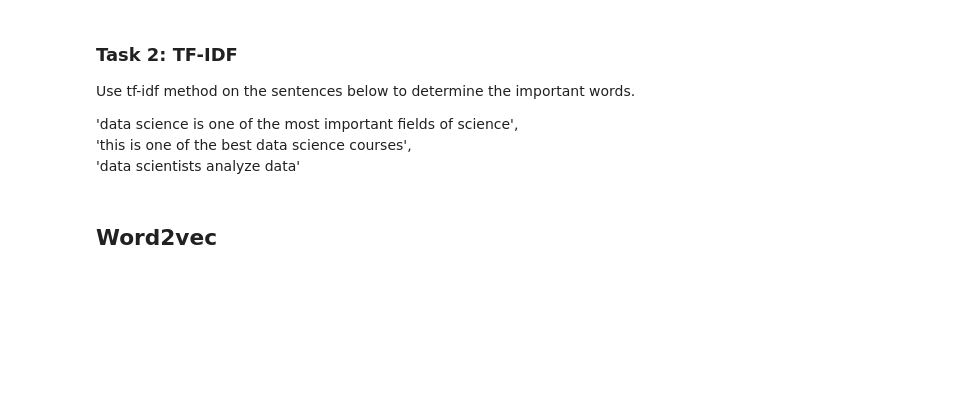
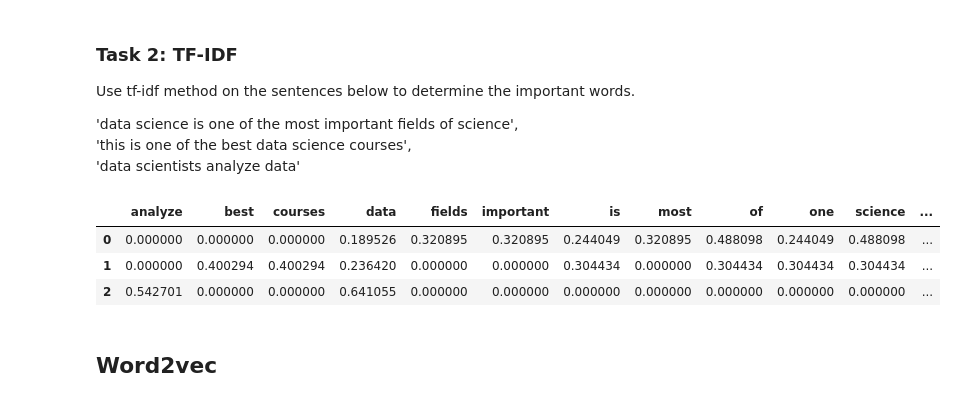
Before and after one commit to ManarAlmusalam-uni/NLP-Lab5, a Jupyter notebook: Lab5_Text_Representation_2.ipynb, the cells around one changed output. Saved outputs shown, nothing was run; the diff lists cells and outputs as text; code cells hidden in the pictures; blank space fills up the shorter version.

```diff
--- a/Lab5_Text_Representation_2.ipynb
+++ b/Lab5_Text_Representation_2.ipynb
@@ -210,6 +296,24 @@ Use tf-idf method on the sentences below to determine the important words.
 'data science is one of the most important fields of science',
 'this is one of the best data science courses',
 'data scientists analyze data'
+# %%
+sentences = [
+    'data science is one of the most important fields of science',
+    'this is one of the best data science courses',
+    'data scientists analyze data'
+]
+# %%
+tfidf = TfidfVectorizer()
+# %%
+result = tfidf.fit_transform(sentences)
+# %%
+df_tfidf = pd.DataFrame(result.toarray(), columns=tfidf.get_feature_names_out())
+df_tfidf
+# %% [output]
+|  | analyze | best | courses | data | fields | important | is | most | of | one | science | ... |
+| 0 | 0.000000 | 0.000000 | 0.000000 | 0.189526 | 0.320895 | 0.320895 | 0.244049 | 0.320895 | 0.488098 | 0.244049 | 0.488098 | ... |
+| 1 | 0.000000 | 0.400294 | 0.400294 | 0.236420 | 0.000000 | 0.000000 | 0.304434 | 0.000000 | 0.304434 | 0.304434 | 0.304434 | ... |
+| 2 | 0.542701 | 0.000000 | 0.000000 | 0.641055 | 0.000000 | 0.000000 | 0.000000 | 0.000000 | 0.000000 | 0.000000 | 0.000000 | ... |
 # %% [markdown]
 ## Word2vec
 # %% [markdown]
```
Also changed, not shown: parts of 28 cells of this notebook.
